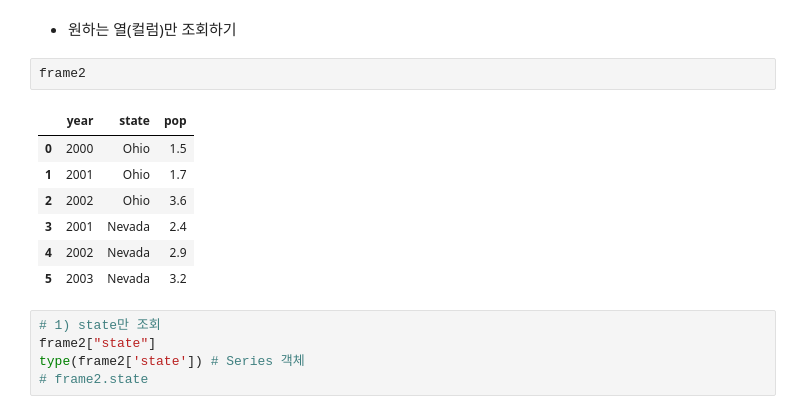
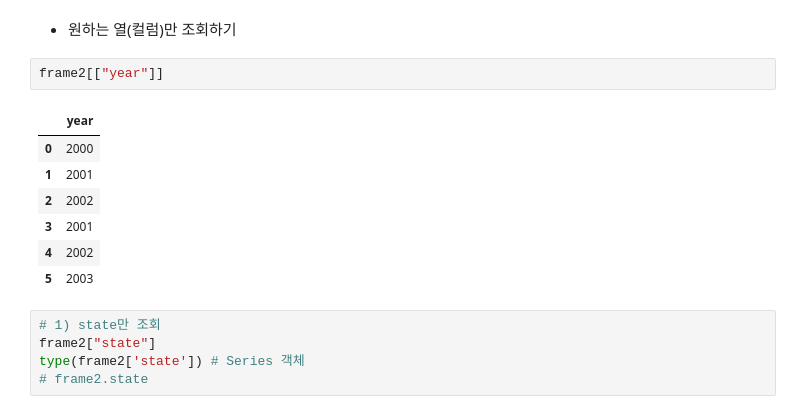
Before and after one commit to novoodi/python_basic_2, a Jupyter notebook: ch05_update_class.ipynb, the cells around one changed output. Saved outputs shown, nothing was run; the diff lists cells and outputs as text.

```diff
--- a/ch05_update_class.ipynb
+++ b/ch05_update_class.ipynb
@@ -896,15 +1023,15 @@ Index(['year', 'state', 'pop'], dtype='object')
 # %% [markdown]
 * 원하는 열(컬럼)만 조회하기
 # %%
-frame2
+frame2[["year"]]
 # %% [output]
-|  | year | state | pop |
-| 0 | 2000 | Ohio | 1.5 |
-| 1 | 2001 | Ohio | 1.7 |
-| 2 | 2002 | Ohio | 3.6 |
-| 3 | 2001 | Nevada | 2.4 |
-| 4 | 2002 | Nevada | 2.9 |
-| 5 | 2003 | Nevada | 3.2 |
+|  | year |
+| 0 | 2000 |
+| 1 | 2001 |
+| 2 | 2002 |
+| 3 | 2001 |
+| 4 | 2002 |
+| 5 | 2003 |
 # %%
 # 1) state만 조회
 frame2["state"]
```
Also changed, not shown: parts of 70 cells of this notebook, 1 other file.
